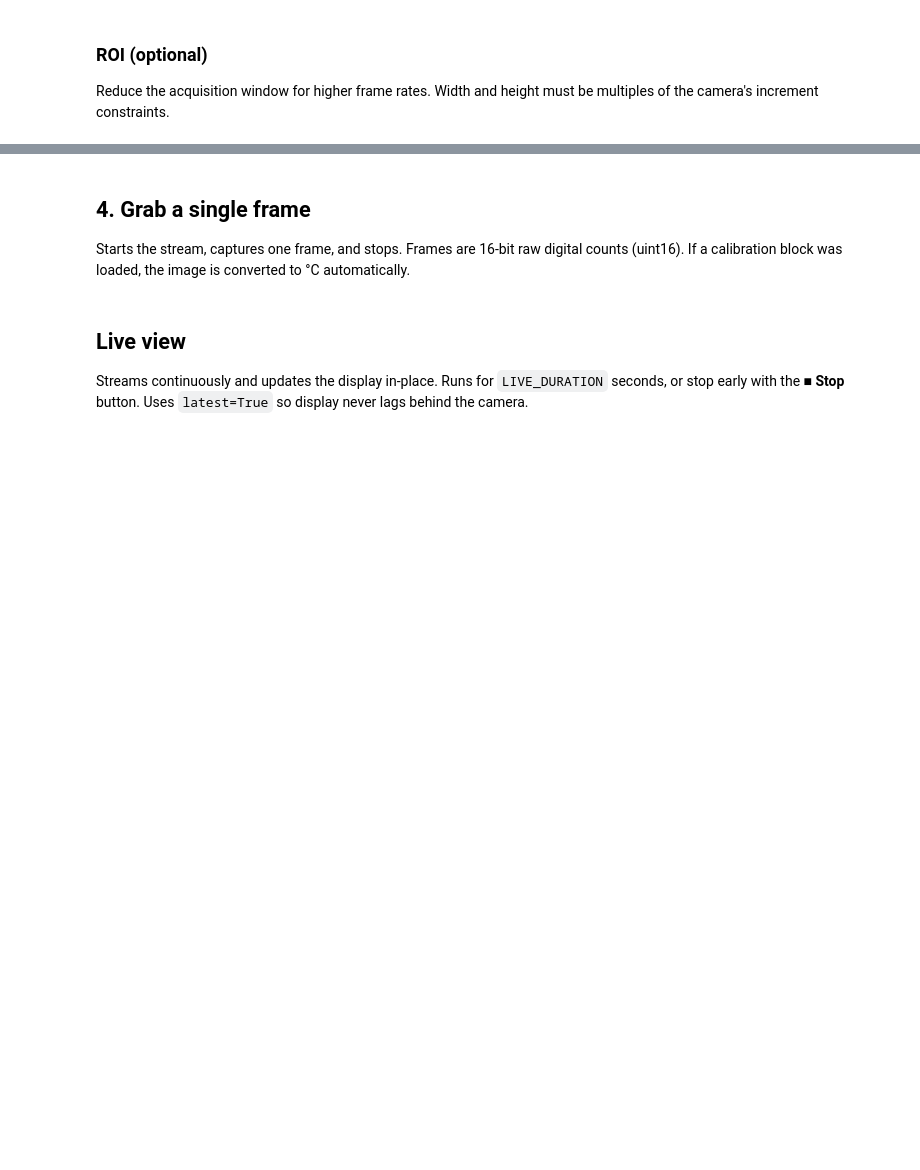
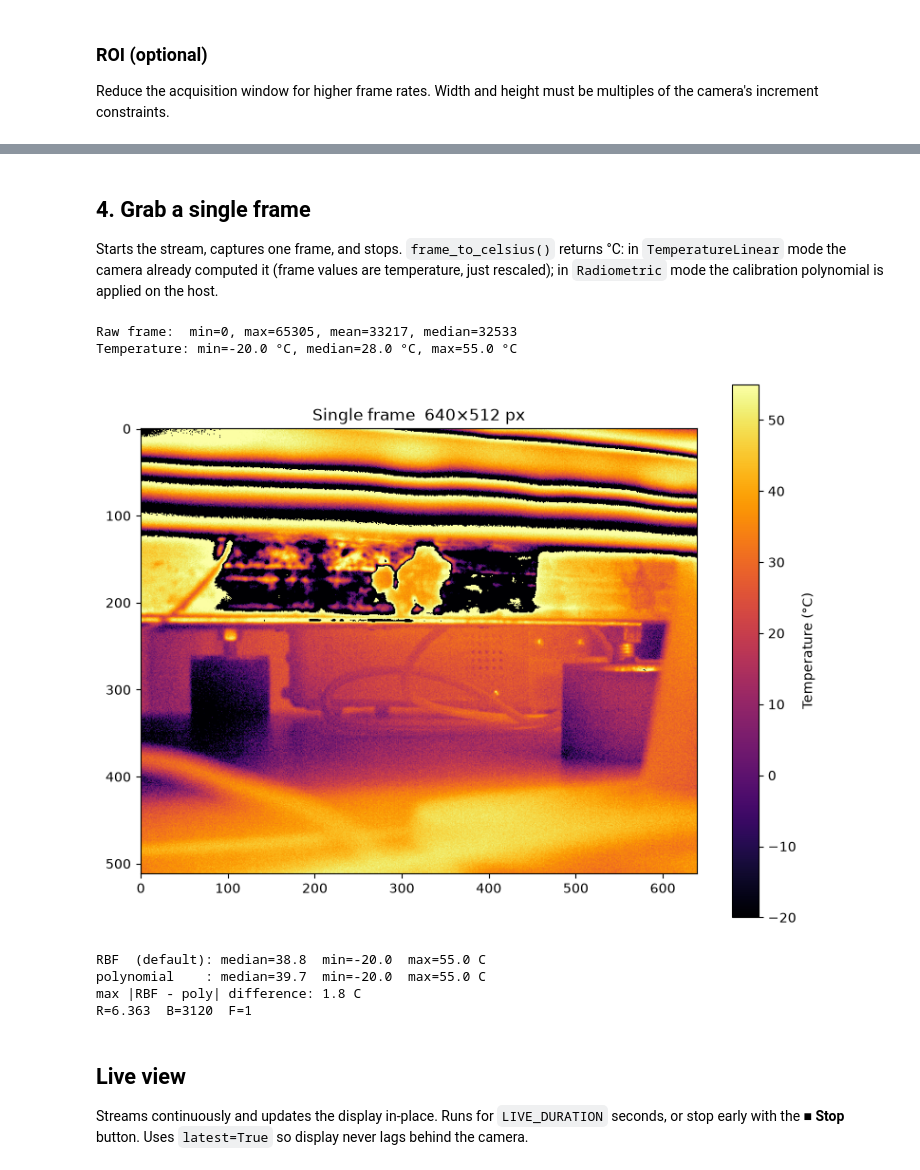
Before and after one commit to LolloCappo/pyFlir, a Jupyter notebook: Showcase.ipynb, the cells around one changed output, grey strips where cells are left out. Cells and saved outputs as stored; diff of their text form; code cells hidden in the pictures; blank space fills up the shorter version.

```diff
--- a/Showcase.ipynb
+++ b/Showcase.ipynb
@@ -137,34 +219,53 @@ print("Current ROI:", cam.get_roi())
 # %% [markdown]
 ## 4. Grab a single frame
 
-Starts the stream, captures one frame, and stops. Frames are 16-bit raw
-digital counts (uint16). If a calibration block was loaded, the image is
-converted to °C automatically.
+Starts the stream, captures one frame, and stops. `frame_to_celsius()` returns
+°C: in `TemperatureLinear` mode the camera already computed it (frame values are
+temperature, just rescaled); in `Radiometric` mode the calibration polynomial is
+applied on the host.
 # %%
-cam.interface_ip = "169.254.1.100"   # force the camera-subnet address
 frame = cam.grab()
-print(f"Raw counts:  min={frame.min()}, max={frame.max()}, mean={frame.mean():.0f}, median={int(np.median(frame))}")
+print(f"Raw frame:  min={frame.min()}, max={frame.max()}, "
+      f"mean={frame.mean():.0f}, median={int(np.median(frame))}")
 
-if cal is not None:
-    # Show intermediate radiance W at the mean count value (diagnostic)
-    W_mean = np.polyval(cal["counts_coeffs"][::-1], float(frame.mean()))
-    print(f"W at mean count: {W_mean:.6g}   "
-          f"(background={cal['counts_background']:.6g}, "
-          f"W-bg={W_mean - cal['counts_background']:.6g})")
-
-disp  = cam.counts_to_temperature(frame) if cal is not None else frame.astype(float)
-label = "Temperature (°C)" if cal is not None else "Raw digital counts (uint16)"
-if cal is not None:
-    print(f"Temperature: min={disp.min():.1f} °C, max={disp.max():.1f} °C, mean={disp.mean():.1f} °C")
+# frame_to_celsius() picks the right path automatically: in TemperatureLinear
+# mode it just rescales (camera already did the radiometry); in Radiometric
+# mode it applies the calibration polynomial.
+disp  = cam.frame_to_celsius(frame)
+label = "Temperature (°C)"
+print(f"Temperature: min={disp.min():.1f} °C, "
+      f"median={np.median(disp):.1f} °C, max={disp.max():.1f} °C")
 
 vmin, vmax = np.percentile(disp, [1, 99])
-
 fig, ax = plt.subplots(figsize=(8, 6))
 im = ax.imshow(disp, cmap='inferno', vmin=vmin, vmax=vmax)
 ax.set_title(f'Single frame  {frame.shape[1]}×{frame.shape[0]} px')
 plt.colorbar(im, ax=ax, label=label)
 plt.tight_layout()
 plt.show()
+# %% [output]
+Raw frame:  min=0, max=65305, mean=33217, median=32533
+Temperature: min=-20.0 °C, median=28.0 °C, max=55.0 °C
+[figure, added]
+# %%
+# Compare the two documented radiance->temperature methods on the same frame.
+# frame_to_celsius / counts_to_temperature now default to "rbf" (FLIR's official
+# formula, KB a_id/3321). The polynomial is a fit and may diverge in the middle
+# of the range -- if these disagree a lot, RBF is the one to trust.
+f = cam.grab()
+t_rbf  = cam.counts_to_temperature(f, method="rbf")
+t_poly = cam.counts_to_temperature(f, method="polynomial")
+print(f"RBF  (default): median={np.median(t_rbf):.1f}  min={np.nanmin(t_rbf):.1f}  max={np.nanmax(t_rbf):.1f} C")
+print(f"polynomial    : median={np.median(t_poly):.1f}  min={np.nanmin(t_poly):.1f}  max={np.nanmax(t_poly):.1f} C")
+print(f"max |RBF - poly| difference: {np.nanmax(np.abs(t_rbf - t_poly)):.1f} C")
+
+cal = cam.get_calibration()
+print(f"R={cal['r']:.4g}  B={cal['b']:.4g}  F={cal['f']:.4g}")
+# %% [output]
+RBF  (default): median=38.8  min=-20.0  max=55.0 C
+polynomial    : median=39.7  min=-20.0  max=55.0 C
+max |RBF - poly| difference: 1.8 C
+R=6.363  B=3120  F=1
 # %% [markdown]
 ## Live view
 
```
Also changed, not shown: parts of 13 cells of this notebook, 12 other files.
